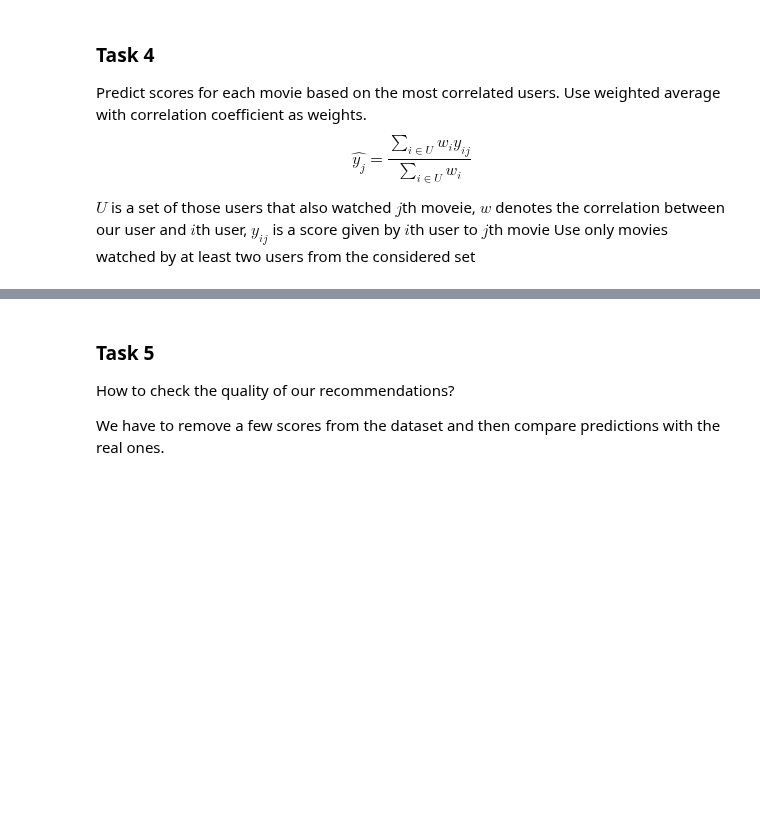
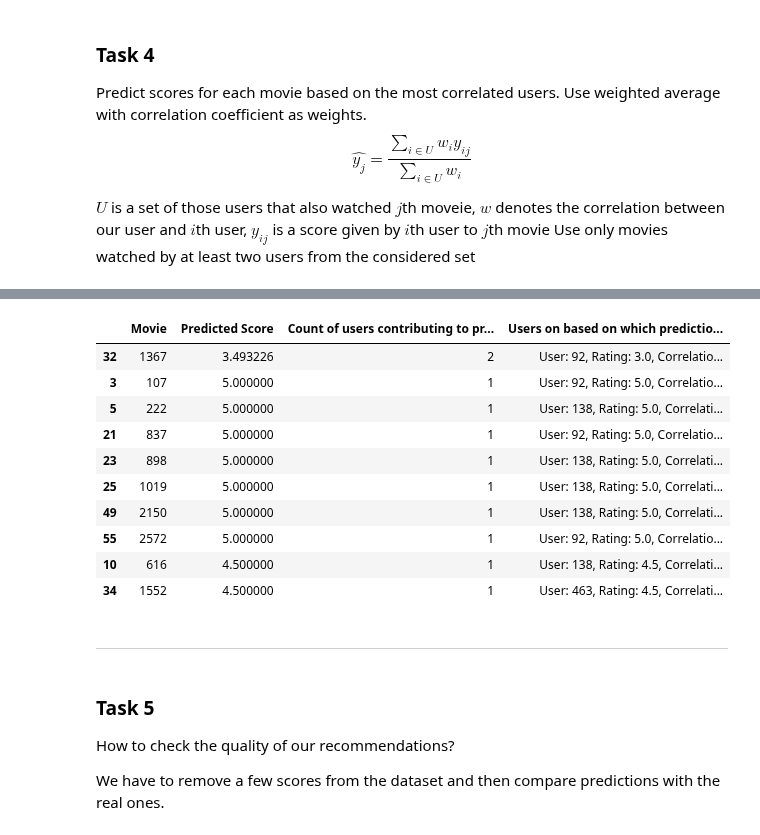
Before and after one commit to mmartyna123/InformationRetrieval, a Jupyter notebook: Lab5/Lab-IR5.ipynb, the cells around one changed output, grey strips where cells are left out. Cells and saved outputs as stored; diff of their text form; code cells hidden in the pictures; blank space fills up the shorter version.

```diff
--- a/Lab5/Lab-IR5.ipynb
+++ b/Lab5/Lab-IR5.ipynb
@@ -252,3 +266,20 @@ ratings
+# %%
+predictedRatings610 = predictScores(610, sortBy='User')
+display(HTML(predictedRatings610.head(10).to_html(escape=False)))
+# %% [output]
+|  | Movie | Predicted Score | Count of users contributing to pr... | Users on based on which predictio... |
+| 32 | 1367 | 3.493226 | 2 | User: 92, Rating: 3.0, Correlatio... |
+| 3 | 107 | 5.000000 | 1 | User: 92, Rating: 5.0, Correlatio... |
+| 5 | 222 | 5.000000 | 1 | User: 138, Rating: 5.0, Correlati... |
+| 21 | 837 | 5.000000 | 1 | User: 92, Rating: 5.0, Correlatio... |
+| 23 | 898 | 5.000000 | 1 | User: 138, Rating: 5.0, Correlati... |
+| 25 | 1019 | 5.000000 | 1 | User: 138, Rating: 5.0, Correlati... |
+| 49 | 2150 | 5.000000 | 1 | User: 138, Rating: 5.0, Correlati... |
+| 55 | 2572 | 5.000000 | 1 | User: 92, Rating: 5.0, Correlatio... |
+| 10 | 616 | 4.500000 | 1 | User: 138, Rating: 4.5, Correlati... |
+| 34 | 1552 | 4.500000 | 1 | User: 463, Rating: 4.5, Correlati... |
+# %% [markdown]
+-----
 # %% [markdown]
 ### <b> Task 5
 How to check the quality of our recommendations?
```
Also changed, not shown: parts of 15 cells of this notebook.
